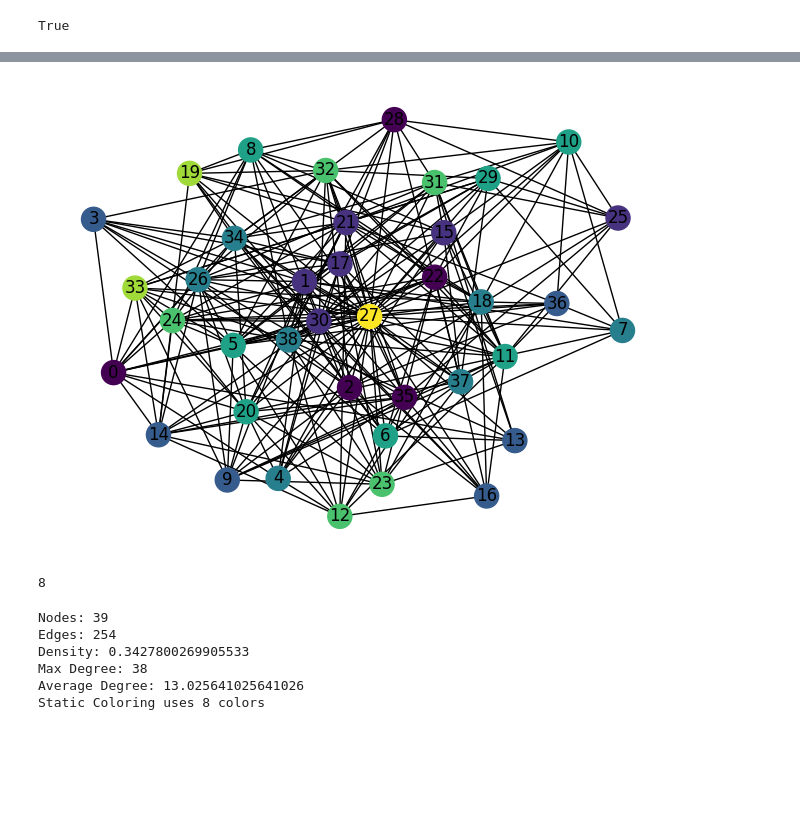
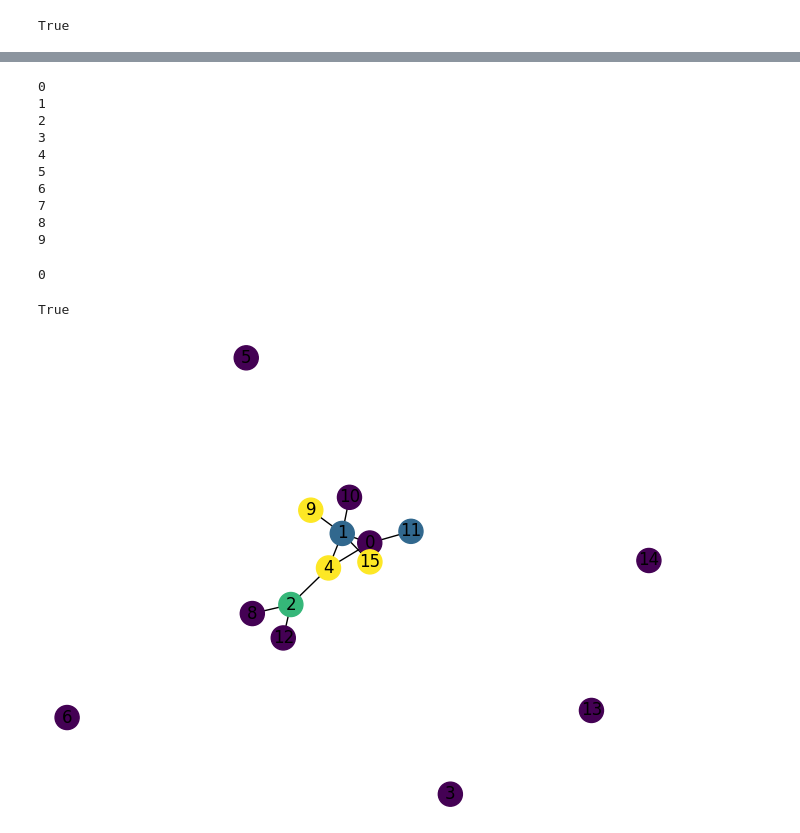
Before and after one commit to mtheunistue/DynamicGraphColoring, a Jupyter notebook: Algorithm Sandbox.ipynb, the cells around one changed output, grey strips where cells are left out. Cells and saved outputs as stored; diff of their text form; code cells hidden in the pictures; blank space fills up the shorter version.

```diff
--- a/Algorithm Sandbox.ipynb
+++ b/Algorithm Sandbox.ipynb
@@ -195,2 +193,4 @@ misc.numberOfColors(sda.getColoring())
 # %%
-rwu2 = RandomWarmUp2.WarmUp2Algo(G)
+Ge = nx.Graph()
+Ge.add_nodes_from(G.nodes())
+edges = list(G.edges())
@@ -231,17 +264,25 @@ True
 # %%
-misc.draw(rwu2.G, rwu2.getColoring())
 # %% [output]
-[figure, removed]
+0
+1
+2
+3
+4
+5
+6
+7
+8
+9
+0
-# %%
-misc.numberOfColors(rwu2.getColoring())
-# %% [output]
-8
-# %%
-misc.graphInfo(rwu2.G)
-# %% [output]
-Nodes: 39
-Edges: 254
-Density: 0.3427800269905533
-Max Degree: 38
-Average Degree: 13.025641025641026
-Static Coloring uses 8 colors
+# %%
+
+bba = BigBucket.BigBucketAlgo(3, Ge)
+
+updi = misc.UpdateIterator(bba, edges)
+# %%
+updi.runUpdate(10)
+print(misc.verifyColoring(bba.G, bba.getColoring()))
+misc.draw(bba.G, bba.getColoring())
+# %% [output]
+True
+[figure, added]
```
Also changed, not shown: parts of 9 cells of this notebook, 1 other file.
